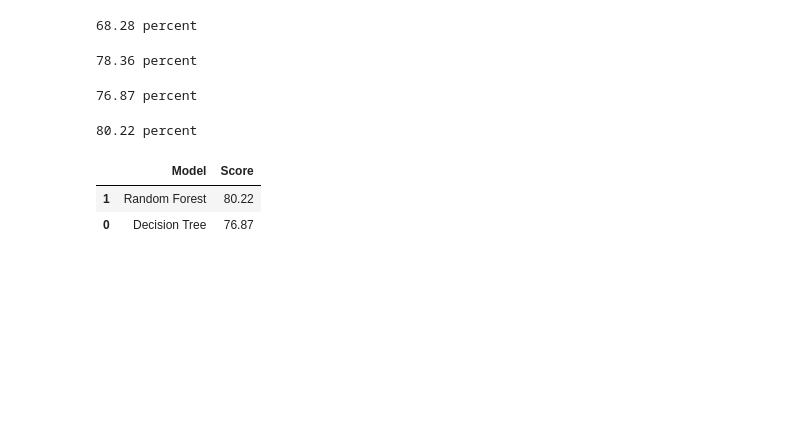
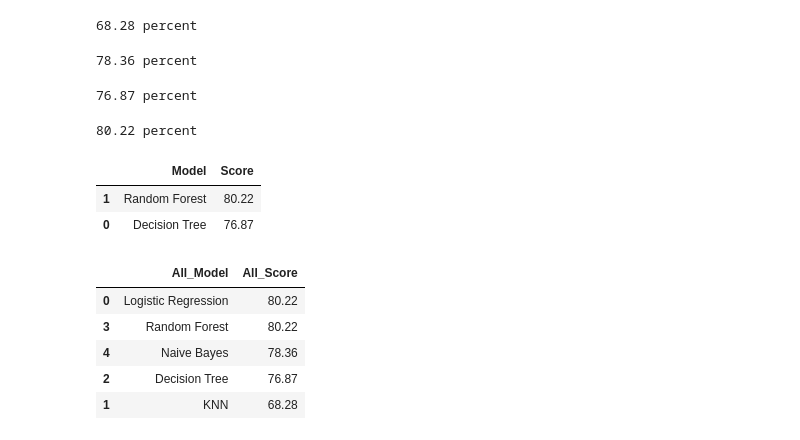
Before and after one commit to santoshsinghmehta/titanic-case-study, a Jupyter notebook: titanic_data_analysis.ipynb, the cells around one changed output. Cells and saved outputs as stored; diff of their text form; code cells hidden in the pictures; blank space fills up the shorter version.

```diff
--- a/titanic_data_analysis.ipynb
+++ b/titanic_data_analysis.ipynb
@@ -515,3 +515,21 @@ models.sort_values(by='Score', ascending=False)
 |  | Model | Score |
 | 1 | Random Forest | 80.22 |
 | 0 | Decision Tree | 76.87 |
+# %%
+#accuracy score of the classifiers.
+models = pd.DataFrame({
+    'All_Model': ['Logistic Regression', 'KNN', 'Decision Tree',
+              'Random Forest', 'Naive Bayes'],
+
+    'All_Score': [acc_log_reg, acc_knn,  acc_decision_tree,
+              acc_random_forest, acc_gnb]
+    })
+
+models.sort_values(by='All_Score', ascending=False)
+# %% [output]
+|  | All_Model | All_Score |
+| 0 | Logistic Regression | 80.22 |
+| 3 | Random Forest | 80.22 |
+| 4 | Naive Bayes | 78.36 |
+| 2 | Decision Tree | 76.87 |
+| 1 | KNN | 68.28 |
```
Also changed, not shown: parts of 1 cell of this notebook.
